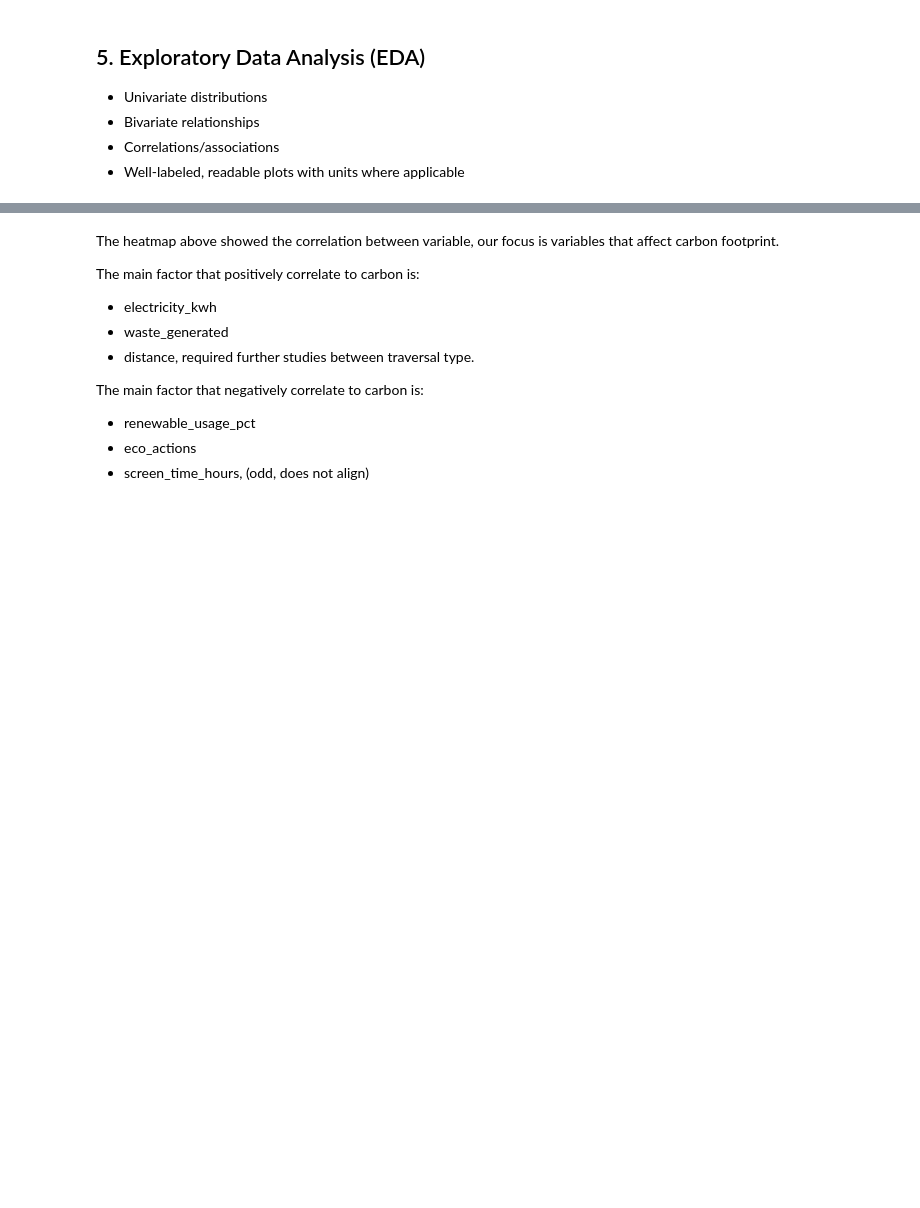
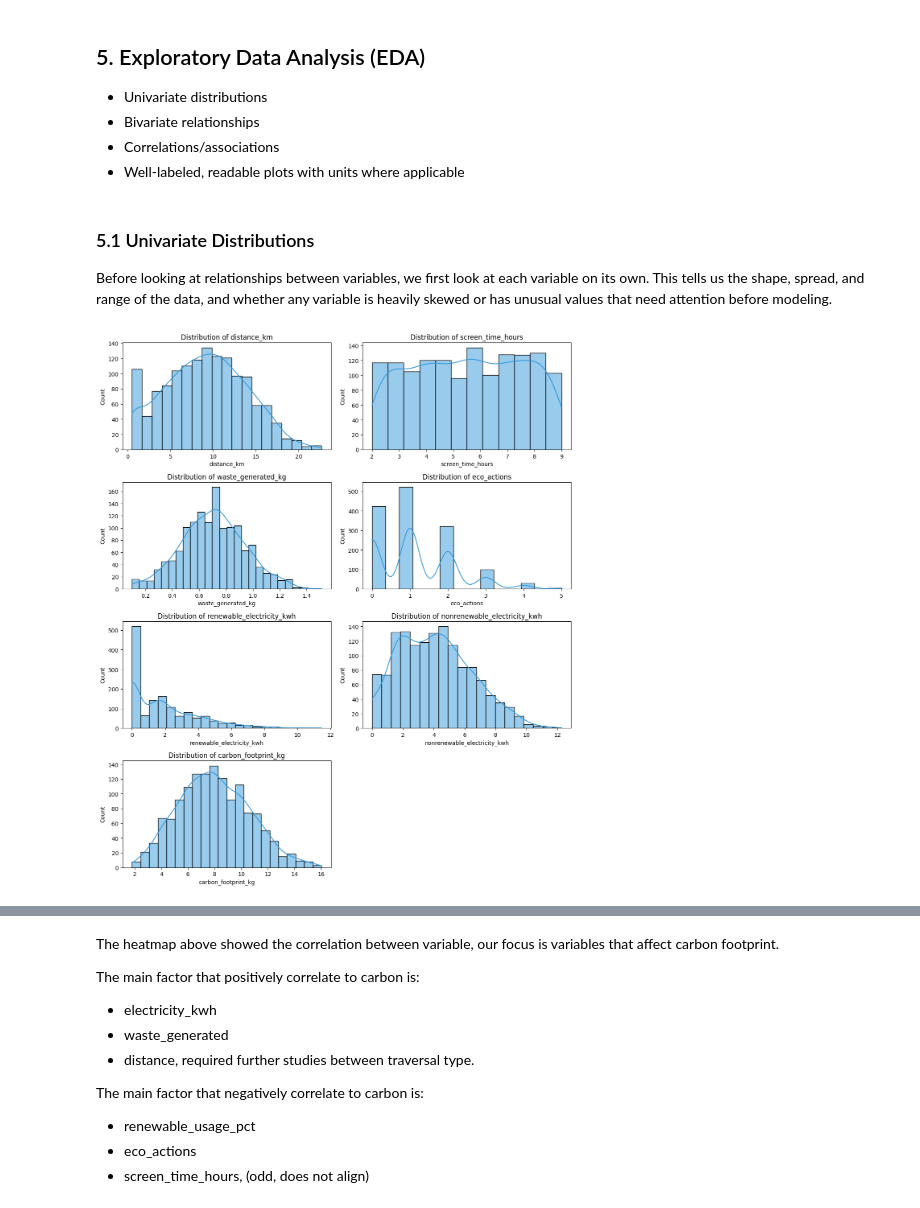
Before and after one commit to XunMMU/dsf-carbon, a Jupyter notebook: TT3L_G01_Notebook.ipynb, the cells around one changed output, grey strips where cells are left out. Drawn from its saved outputs; the diff is of its cells as text; code cells hidden in the pictures; blank space fills up the shorter version.

```diff
--- a/TT3L_G01_Notebook.ipynb
+++ b/TT3L_G01_Notebook.ipynb
@@ -351,3 +352,26 @@ Index(['user_id', 'day_type', 'transport_mode', 'distance_km', 'food_type',
 - Bivariate relationships
 - Correlations/associations
 - Well-labeled, readable plots with units where applicable
+# %% [markdown]
+### 5.1 Univariate Distributions
+Before looking at relationships between variables, we first look at each variable on its own. This tells us the shape, spread, and range of the data, and whether any variable is heavily skewed or has unusual values that need attention before modeling.
+# %%
+num_cols = ['distance_km', 'screen_time_hours', 'waste_generated_kg',
+            'eco_actions', 'renewable_electricity_kwh', 'nonrenewable_electricity_kwh',
+            'carbon_footprint_kg']
+
+fig, axes = plt.subplots(4, 2, figsize=(12, 14))
+axes = axes.flatten()
+
+for i, col in enumerate(num_cols):
+    sns.histplot(df[col], kde=True, ax=axes[i], color='#3498db')
+    axes[i].set_title('Distribution of ' + col)
+    axes[i].set_xlabel(col)
+
+# hide the unused 8th subplot
+axes[7].axis('off')
+
+plt.tight_layout()
+plt.show()
+# %% [output]
+[figure, added]
```
Also changed, not shown: parts of 15 cells of this notebook, 2 other files.
